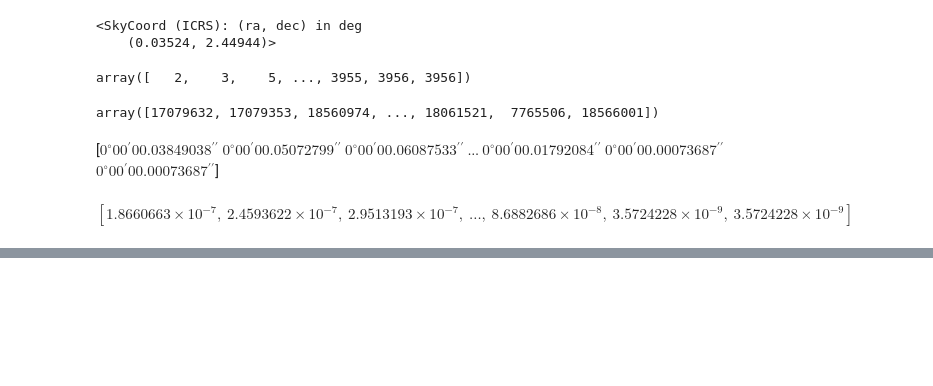
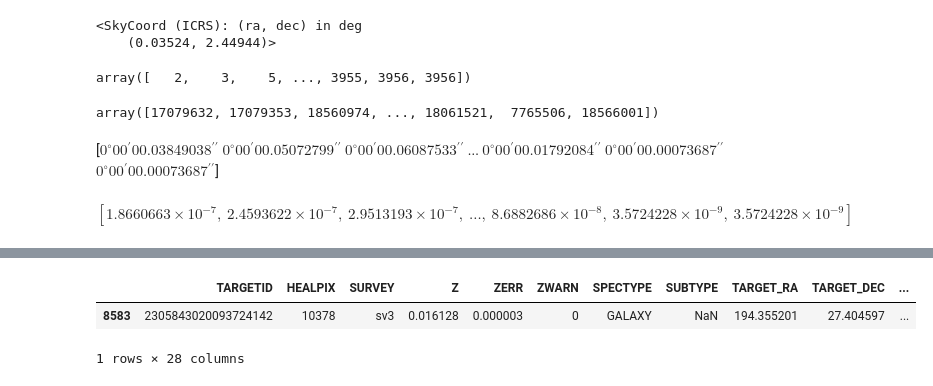
Before and after one commit to ValeriaTorresG/desi-lenses, a Jupyter notebook: z_cat.ipynb, the cells around one changed output, grey strips where cells are left out. Saved outputs shown, nothing was run; the diff lists cells and outputs as text; code cells hidden in the pictures; blank space fills up the shorter version.

```diff
--- a/z_cat.ipynb
+++ b/z_cat.ipynb
@@ -133,0 +292,6 @@ $[1.8660663 \times 10^{-7},~2.4593622 \times 10^{-7},~2.9513193 \times 10^{-7},~
+# %%
+lens[lens['TARGETID']==2305843020093724142]
+# %% [output]
+|  | TARGETID | HEALPIX | SURVEY | Z | ZERR | ZWARN | SPECTYPE | SUBTYPE | TARGET_RA | TARGET_DEC | ... |
+| 8583 | 2305843020093724142 | 10378 | sv3 | 0.016128 | 0.000003 | 0 | GALAXY | NaN | 194.355201 | 27.404597 | ... |
+1 rows × 28 columns
```
Also changed, not shown: parts of 19 cells of this notebook, 6 other files.
